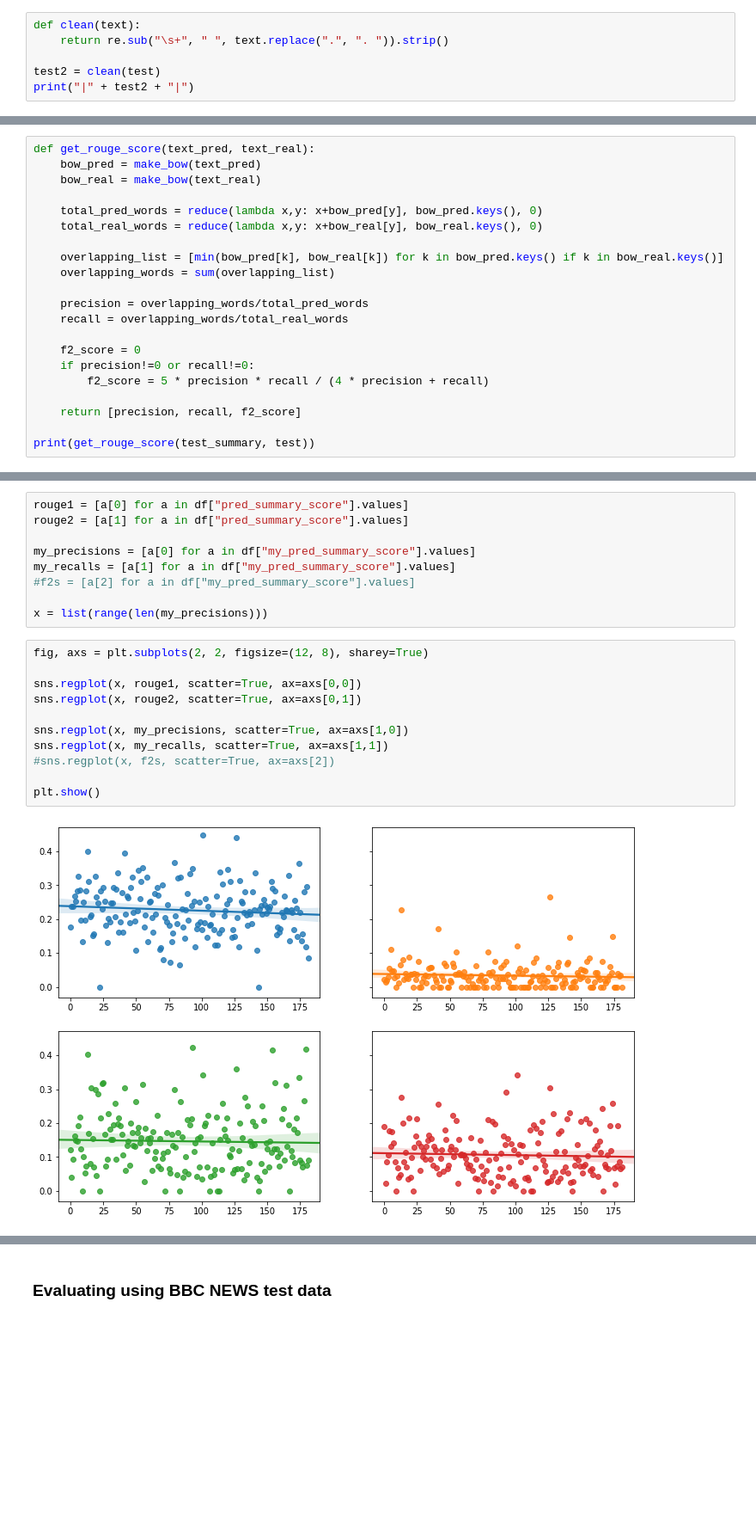
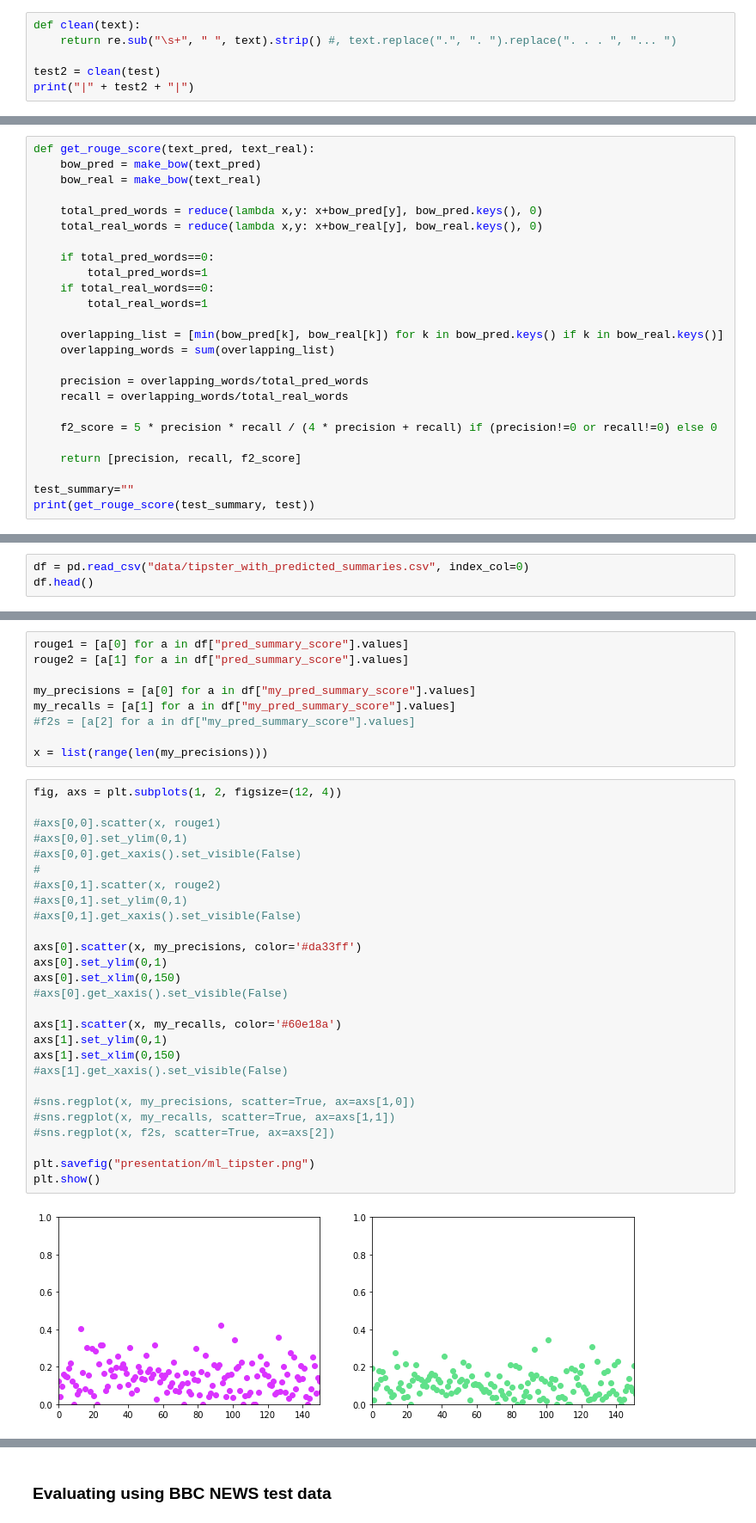
Before and after one commit to mjvsilva/final-project, a Jupyter notebook: your-project/mvp.ipynb, the cells around one changed output, grey strips where cells are left out. Shown: that part at 86% size. Cells and saved outputs as stored; diff of their text form; blank space fills up the shorter version.

```diff
--- a/your-project/mvp.ipynb
+++ b/your-project/mvp.ipynb
@@ -55,7 +57,7 @@ In later versions, this function should consider that different texts have diffe
 For example, it should remove signatures from emails, section headers or symbols separating sections of text.
 # %%
 def clean(text):
-    return re.sub("\s+", " ", text.replace(".", ". ")).strip()
+    return re.sub("\s+", " ", text).strip() #, text.replace(".", ". ").replace(". . . ", "... ")
 
 test2 = clean(test)
 print("|" + test2 + "|")
@@ -214,17 +203,21 @@ def get_rouge_score(text_pred, text_real):
     total_pred_words = reduce(lambda x,y: x+bow_pred[y], bow_pred.keys(), 0)
     total_real_words = reduce(lambda x,y: x+bow_real[y], bow_real.keys(), 0)
 
+    if total_pred_words==0:
+        total_pred_words=1
+    if total_real_words==0:
+        total_real_words=1
+
     overlapping_list = [min(bow_pred[k], bow_real[k]) for k in bow_pred.keys() if k in bow_real.keys()]
     overlapping_words = sum(overlapping_list)
 
     precision = overlapping_words/total_pred_words
     recall = overlapping_words/total_real_words
 
-    f2_score = 0
-    if precision!=0 or recall!=0:
-        f2_score = 5 * precision * recall / (4 * precision + recall)
+    f2_score = 5 * precision * recall / (4 * precision + recall) if (precision!=0 or recall!=0) else 0
 
     return [precision, recall, f2_score]
 
+test_summary=""
 print(get_rouge_score(test_summary, test))
 # %% [output]
@@ -266,3 +259,6 @@ df.head()
 | 4 | We propose an algorithm to resolv... | Intrasentential antecedents, i.e.... | 5 | The statistics below show that of... |
 # %%
 df.to_csv("data/tipster_with_predicted_summaries.csv")
+# %%
+df = pd.read_csv("data/tipster_with_predicted_summaries.csv", index_col=0)
+df.head()
@@ -287,15 +290,31 @@ my_recalls = [a[1] for a in df["my_pred_summary_score"].values]
 
 x = list(range(len(my_precisions)))
 # %%
-fig, axs = plt.subplots(2, 2, figsize=(12, 8), sharey=True)
+fig, axs = plt.subplots(1, 2, figsize=(12, 4))
 
-sns.regplot(x, rouge1, scatter=True, ax=axs[0,0])
-sns.regplot(x, rouge2, scatter=True, ax=axs[0,1])
+#axs[0,0].scatter(x, rouge1)
+#axs[0,0].set_ylim(0,1)
+#axs[0,0].get_xaxis().set_visible(False)
+#
+#axs[0,1].scatter(x, rouge2)
+#axs[0,1].set_ylim(0,1)
+#axs[0,1].get_xaxis().set_visible(False)
 
-sns.regplot(x, my_precisions, scatter=True, ax=axs[1,0])
-sns.regplot(x, my_recalls, scatter=True, ax=axs[1,1])
+axs[0].scatter(x, my_precisions, color='#da33ff')
+axs[0].set_ylim(0,1)
+axs[0].set_xlim(0,150)
+#axs[0].get_xaxis().set_visible(False)
+
+axs[1].scatter(x, my_recalls, color='#60e18a')
+axs[1].set_ylim(0,1)
+axs[1].set_xlim(0,150)
+#axs[1].get_xaxis().set_visible(False)
+
+#sns.regplot(x, my_precisions, scatter=True, ax=axs[1,0])
+#sns.regplot(x, my_recalls, scatter=True, ax=axs[1,1])
 #sns.regplot(x, f2s, scatter=True, ax=axs[2])
 
+plt.savefig("presentation/ml_tipster.png")
 plt.show()
 # %% [output]
-[figure, old version]
+[figure, new version]
```
Also changed, not shown: parts of 39 cells of this notebook, 39 other files.
